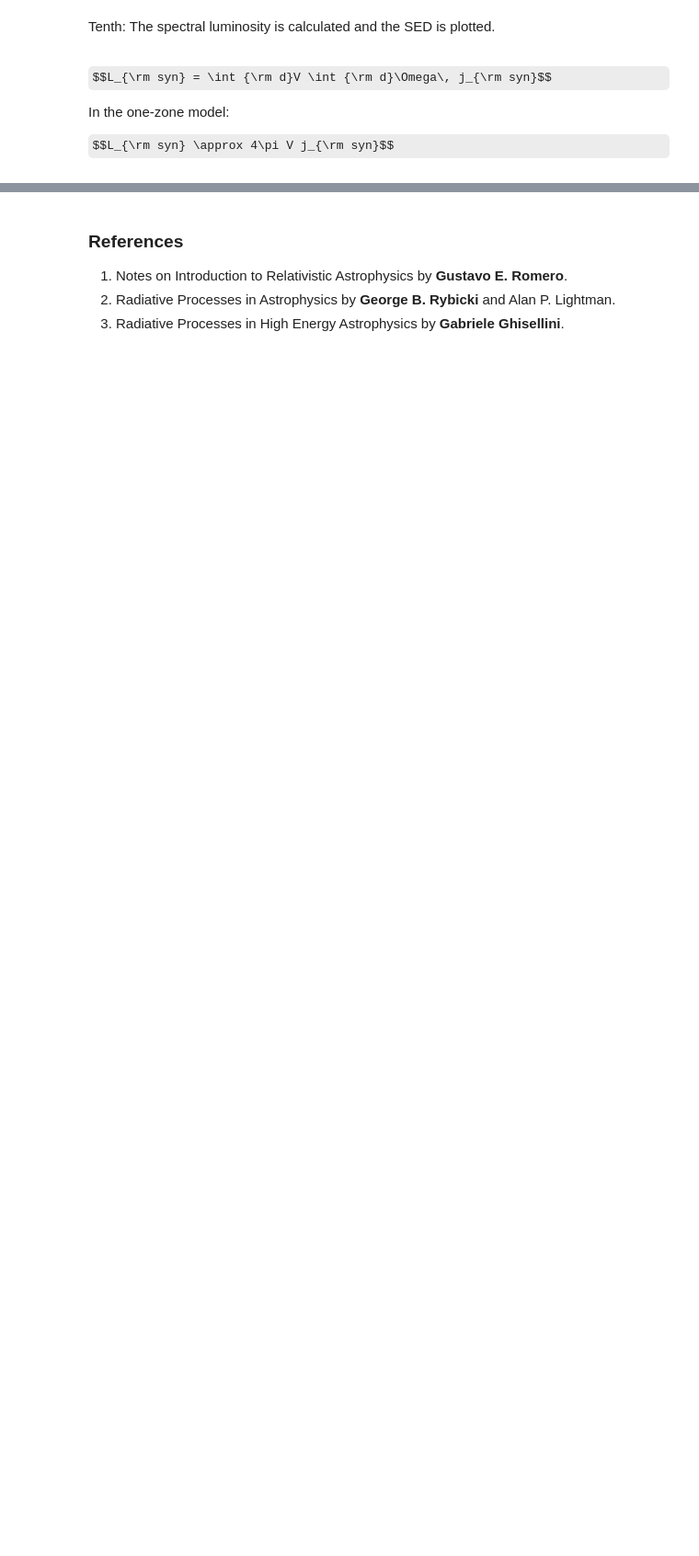
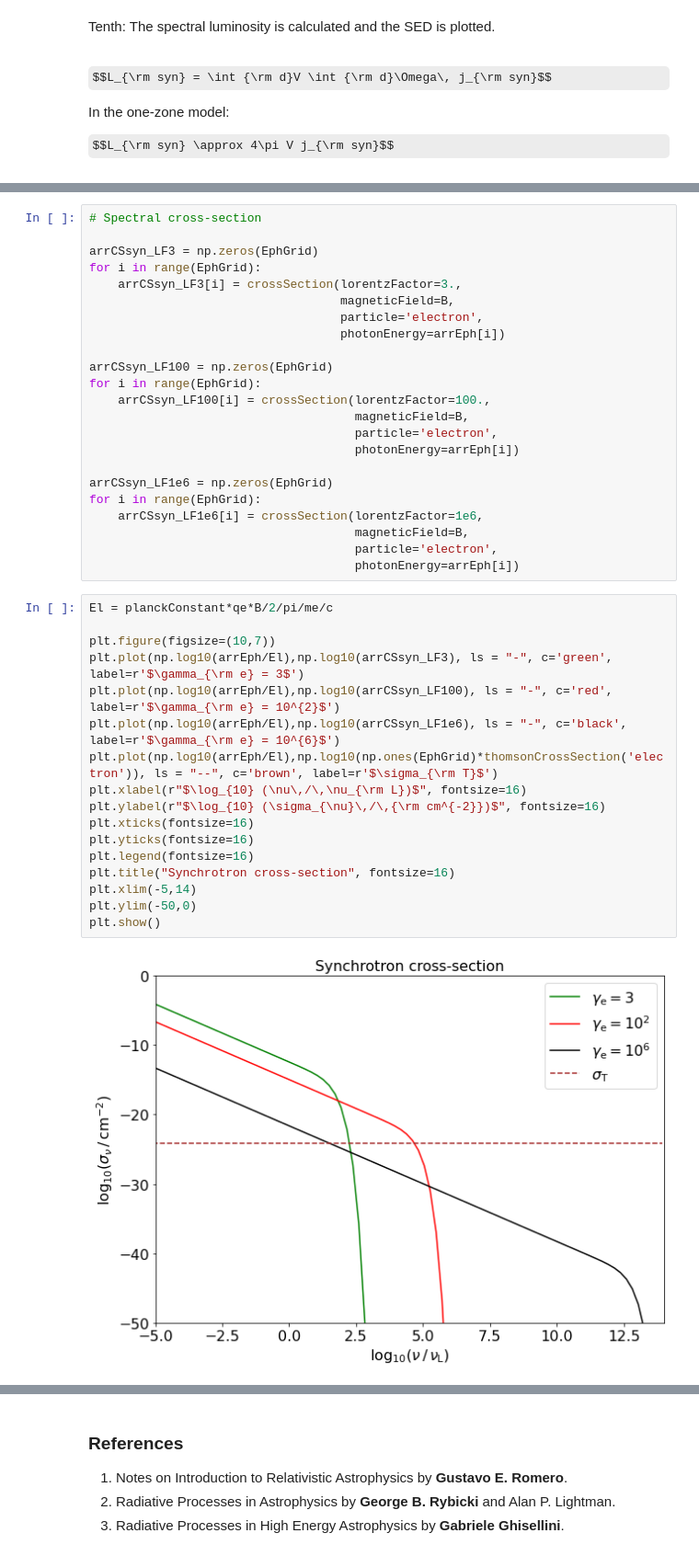
Before and after one commit to psotomayor/Relativistic-Astrophysics, a Jupyter notebook: Synchrotron.ipynb, the cells around one changed output, grey strips where cells are left out. Shown: that part at 92% size. Saved outputs shown, nothing was run; the diff lists cells and outputs as text; some formulas as TeX source; blank space fills up the shorter version.

```diff
--- a/Synchrotron.ipynb
+++ b/Synchrotron.ipynb
@@ -698,0 +838,42 @@ plt.show()
+# %%
+# Spectral cross-section
+
+arrCSsyn_LF3 = np.zeros(EphGrid)
+for i in range(EphGrid):
+    arrCSsyn_LF3[i] = crossSection(lorentzFactor=3.,
+                                   magneticField=B,
+                                   particle='electron',
+                                   photonEnergy=arrEph[i])
+
+arrCSsyn_LF100 = np.zeros(EphGrid)
+for i in range(EphGrid):
+    arrCSsyn_LF100[i] = crossSection(lorentzFactor=100.,
+                                     magneticField=B,
+                                     particle='electron',
+                                     photonEnergy=arrEph[i])
+
+arrCSsyn_LF1e6 = np.zeros(EphGrid)
+for i in range(EphGrid):
+    arrCSsyn_LF1e6[i] = crossSection(lorentzFactor=1e6,
+                                     magneticField=B,
+                                     particle='electron',
+                                     photonEnergy=arrEph[i])
+# %%
+El = planckConstant*qe*B/2/pi/me/c
+
+plt.figure(figsize=(10,7))
+plt.plot(np.log10(arrEph/El),np.log10(arrCSsyn_LF3), ls = "-", c='green', label=r'$\gamma_{\rm e} = 3$')
+plt.plot(np.log10(arrEph/El),np.log10(arrCSsyn_LF100), ls = "-", c='red', label=r'$\gamma_{\rm e} = 10^{2}$')
+plt.plot(np.log10(arrEph/El),np.log10(arrCSsyn_LF1e6), ls = "-", c='black', label=r'$\gamma_{\rm e} = 10^{6}$')
+plt.plot(np.log10(arrEph/El),np.log10(np.ones(EphGrid)*thomsonCrossSection('electron')), ls = "--", c='brown', label=r'$\sigma_{\rm T}$')
+plt.xlabel(r"$\log_{10} (\nu\,/\,\nu_{\rm L})$", fontsize=16)
+plt.ylabel(r"$\log_{10} (\sigma_{\nu}\,/\,{\rm cm^{-2}})$", fontsize=16)
+plt.xticks(fontsize=16)
+plt.yticks(fontsize=16)
+plt.legend(fontsize=16)
+plt.title("Synchrotron cross-section", fontsize=16)
+plt.xlim(-5,14)
+plt.ylim(-50,0)
+plt.show()
+# %% [output]
+[figure, added]
```
Also changed, not shown: parts of 18 cells of this notebook.
